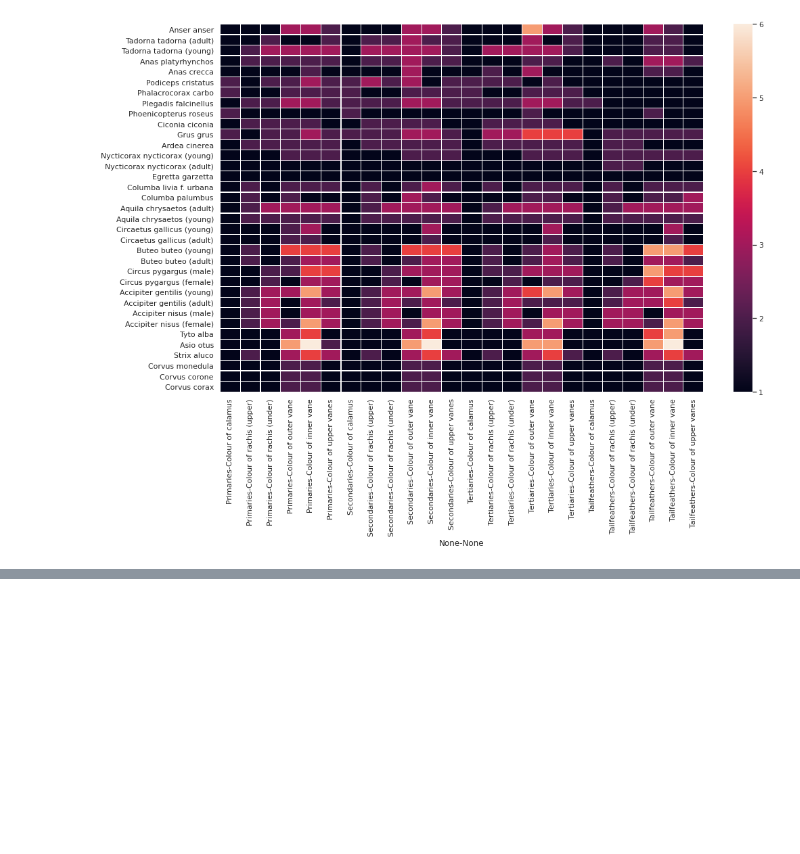
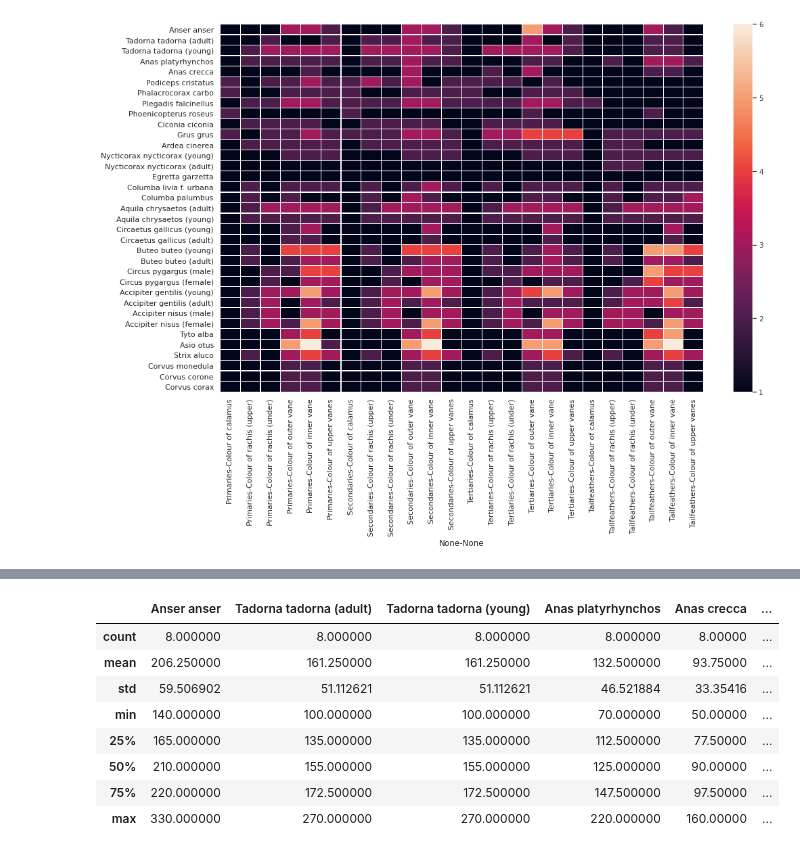
Before and after one commit to Maciej-GBS/SBC, a Jupyter notebook: knowledge/data-analysis.ipynb, the cells around one changed output, grey strips where cells are left out. Cells and saved outputs as stored; diff of their text form; code cells hidden in the pictures; blank space fills up the shorter version.

```diff
--- a/knowledge/data-analysis.ipynb
+++ b/knowledge/data-analysis.ipynb
@@ -542,0 +522,13 @@ values_t
+# %%
+length_by_species = df_t.loc[:,pd.IndexSlice[:,['MIN','MAX']]].transpose().astype(np.float).describe()
+length_by_species
+# %% [output]
+|  | Anser anser | Tadorna tadorna (adult) | Tadorna tadorna (young) | Anas platyrhynchos | Anas crecca | ... |
+| count | 8.000000 | 8.000000 | 8.000000 | 8.000000 | 8.00000 | ... |
+| mean | 206.250000 | 161.250000 | 161.250000 | 132.500000 | 93.75000 | ... |
+| std | 59.506902 | 51.112621 | 51.112621 | 46.521884 | 33.35416 | ... |
+| min | 140.000000 | 100.000000 | 100.000000 | 70.000000 | 50.00000 | ... |
+| 25% | 165.000000 | 135.000000 | 135.000000 | 112.500000 | 77.50000 | ... |
+| 50% | 210.000000 | 155.000000 | 155.000000 | 125.000000 | 90.00000 | ... |
+| 75% | 220.000000 | 172.500000 | 172.500000 | 147.500000 | 97.50000 | ... |
+| max | 330.000000 | 270.000000 | 270.000000 | 220.000000 | 160.00000 | ... |
```
Also changed, not shown: parts of 10 cells of this notebook, 2 other files.
